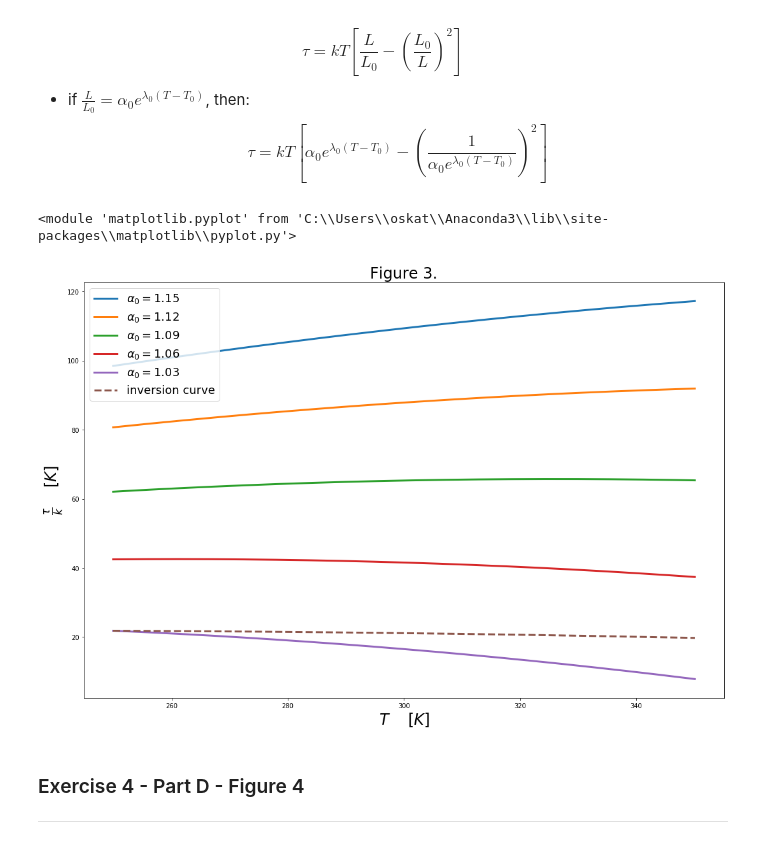
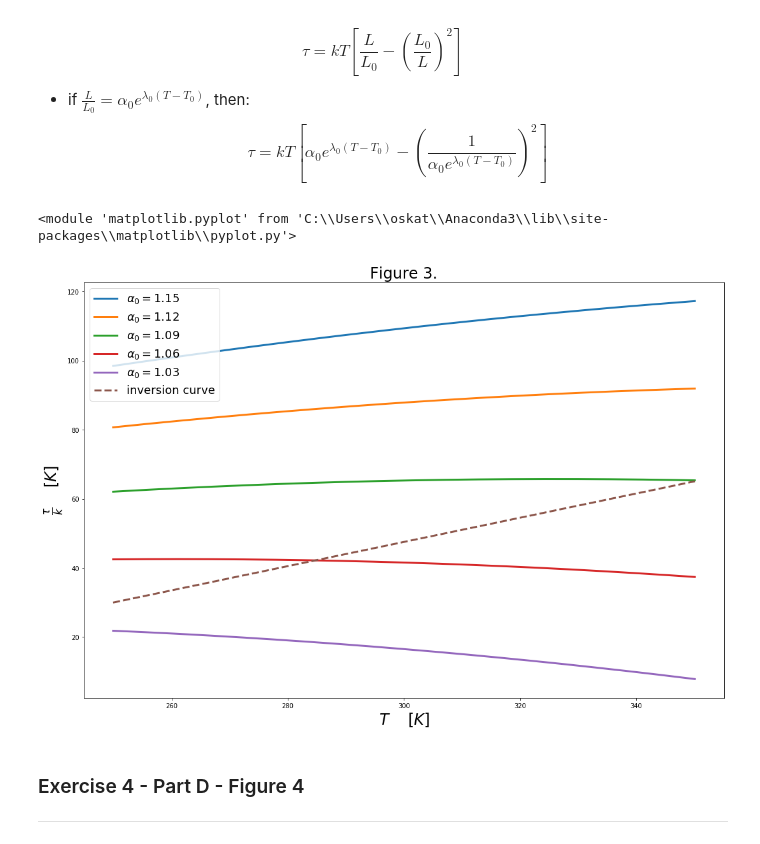
Before and after one commit to KiraSensei13/MNT_ITESM_courses, a Jupyter notebook: 2.2.ThermodynamicsOfMaterials/Thermo_Hwk05/A01212611_thermo_Hwk05.ipynb, the cells around one changed output. Saved outputs shown, nothing was run; the diff lists cells and outputs as text; code cells hidden in the pictures.

```diff
--- a/2.2.ThermodynamicsOfMaterials/Thermo_Hwk05/A01212611_thermo_Hwk05.ipynb
+++ b/2.2.ThermodynamicsOfMaterials/Thermo_Hwk05/A01212611_thermo_Hwk05.ipynb
@@ -148,35 +148,35 @@ plt.plot(T, tau/k, '-', linewidth=3, label=r'$\alpha_0 = 1.15$');
 
 alpha0 = 1.12;
 tau = tau_(k, alpha0, Lambda0, T)
 plt.plot(T, tau/k, '-', linewidth=3, label=r'$\alpha_0 = 1.12$');
 
 alpha0 = 1.09;
 tau = tau_(k, alpha0, Lambda0, T)
 plt.plot(T, tau/k, '-', linewidth=3, label=r'$\alpha_0 = 1.09$');
 
 alpha0 = 1.06;
 tau = tau_(k, alpha0, Lambda0, T)
 plt.plot(T, tau/k, '-', linewidth=3, label=r'$\alpha_0 = 1.06$');
 
 alpha0 = 1.03;
 tau = tau_(k, alpha0, Lambda0, T)
 plt.plot(T, tau/k, '-', linewidth=3, label=r'$\alpha_0 = 1.03$');
 
 # inversion curve
 dy = np.diff(tau/k);
 dy = np.append(dy, dy[len(dy)-1]);
-inveCurve = tau[0]/k + dy*(T-T[0]);
+inveCurve = max(dy)+0.35*(T-T[0])+30;
 plt.plot(T, inveCurve, '--', linewidth=3, label='inversion curve');
 
 # Display plots
 plt.xlabel(r'$T$' + '    ' + r'$[K]$', fontsize=24);
 plt.ylabel(r'$\frac{\tau}{k}$' + '    ' + r'$[K]$', fontsize=24);
 plt.title("Figure 3.", size=24);
 plt.legend(prop={'size': 18});
 display(plt);
 # %% [output]
 <module 'matplotlib.pyplot' from 'C:\\Users\\oskat\\Anaconda3\\lib\\site-packages\\matplotlib\\pyplot.py'>
-[figure, old version]
+[figure, new version]
 # %% [markdown]
 ### Exercise 4 - Part D - Figure 4
 ___
```
